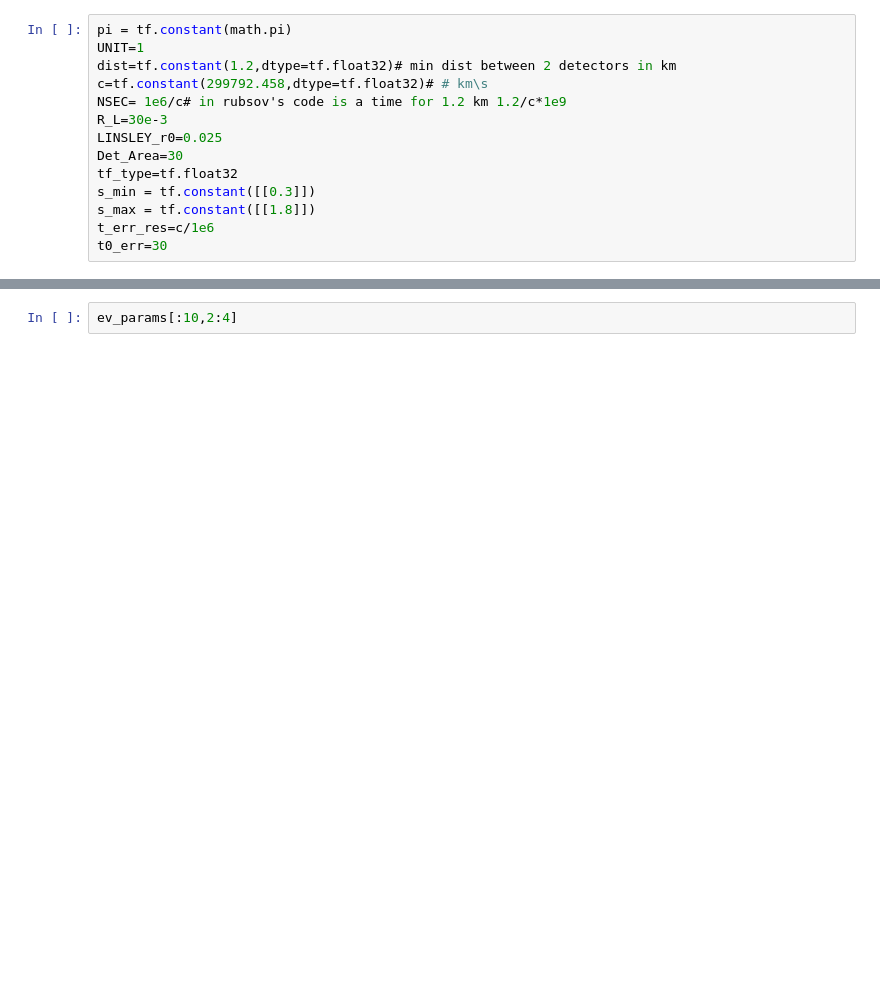
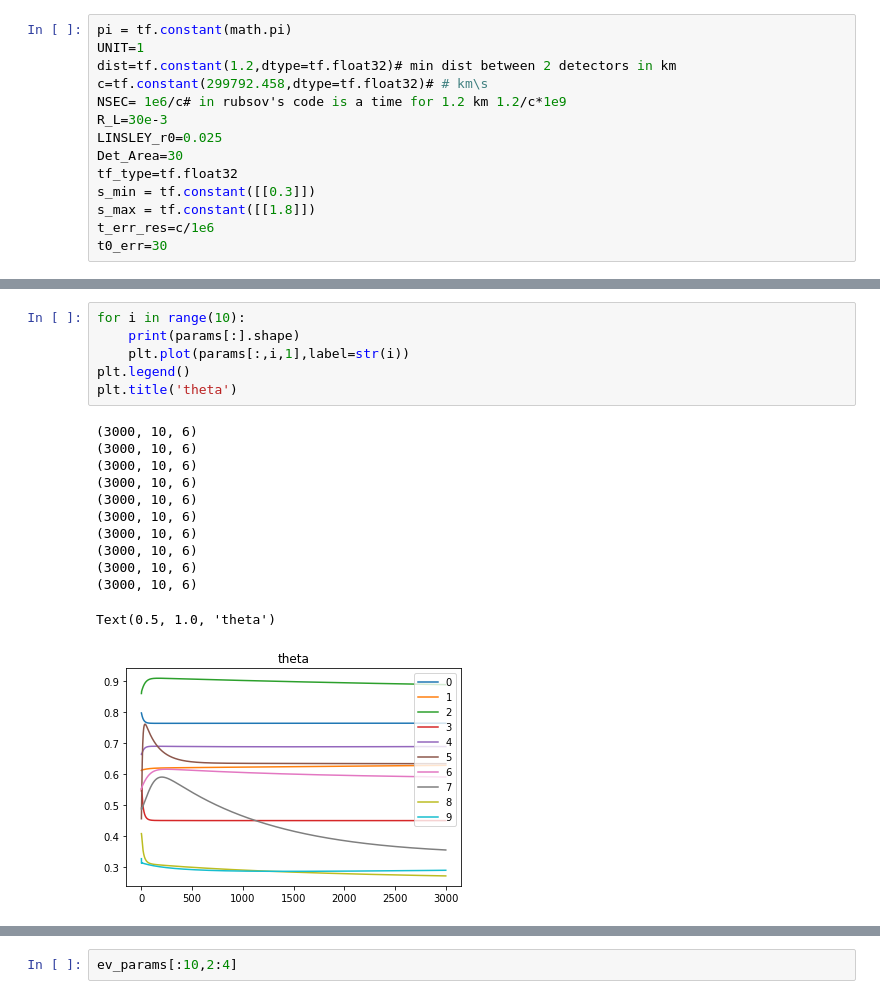
Before and after one commit to fitagdinov/Telescope_Array, a Jupyter notebook: Parameters_all/Notebooks/rewrite_reconstruction.ipynb, the cells around one changed output, grey strips where cells are left out. Cells and saved outputs as stored; diff of their text form; blank space fills up the shorter version.

```diff
--- a/Parameters_all/Notebooks/rewrite_reconstruction.ipynb
+++ b/Parameters_all/Notebooks/rewrite_reconstruction.ipynb
@@ -302,0 +388,19 @@ array([[ 0.        ,  0.        ,  0.        ,  0.        ,  0.        ,
+# %%
+for i in range(10):
+    print(params[:].shape)
+    plt.plot(params[:,i,1],label=str(i))
+plt.legend()
+plt.title('theta')
+# %% [output]
+(3000, 10, 6)
+(3000, 10, 6)
+(3000, 10, 6)
+(3000, 10, 6)
+(3000, 10, 6)
+(3000, 10, 6)
+(3000, 10, 6)
+(3000, 10, 6)
+(3000, 10, 6)
+(3000, 10, 6)
+Text(0.5, 1.0, 'theta')
+[figure, added]
```
Also changed, not shown: parts of 15 cells of this notebook, 2 other files.
